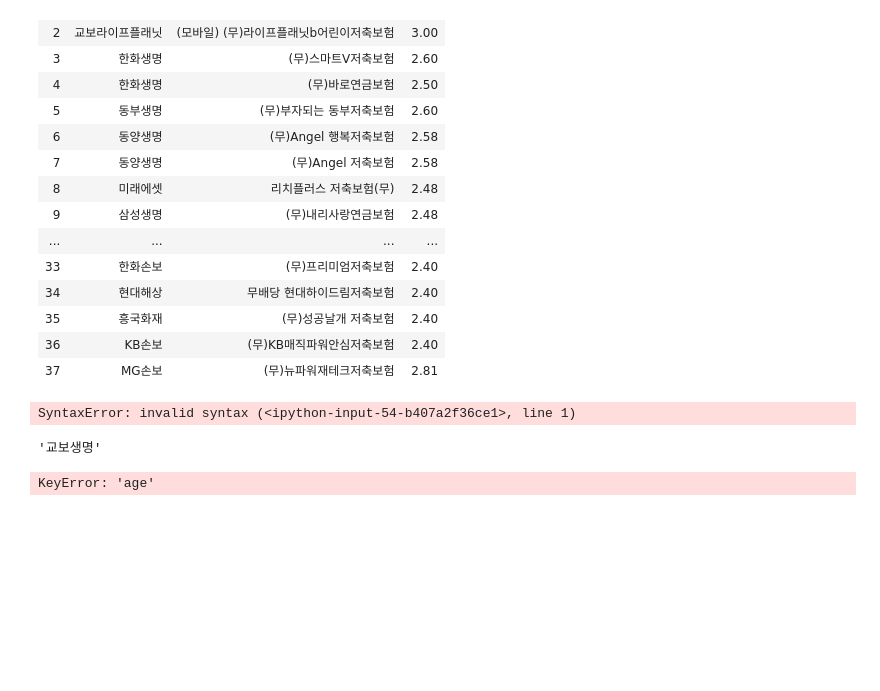
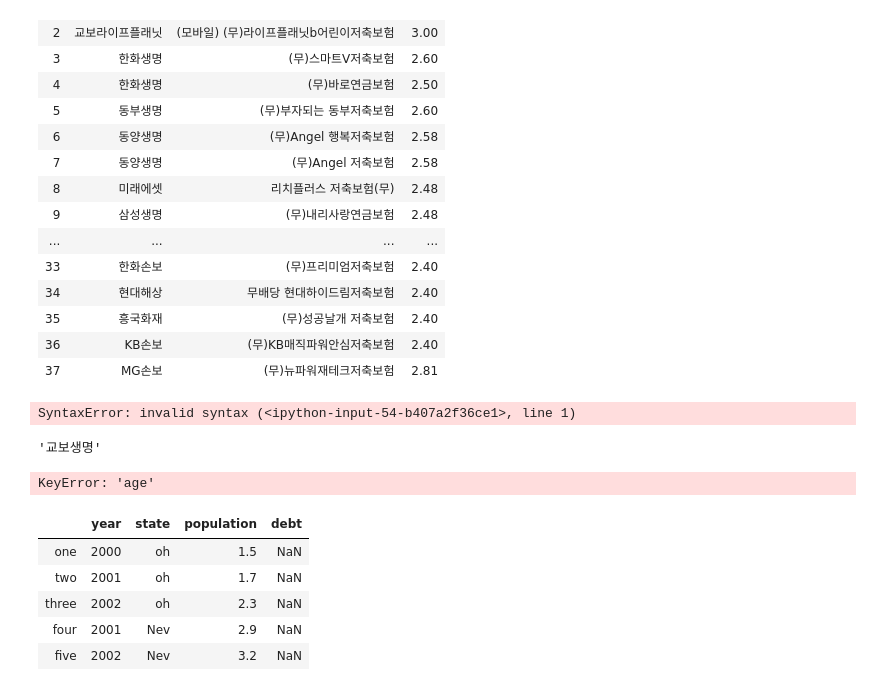
Before and after one commit to weiseom/NH_DataAnalysis, a Jupyter notebook: pandas.ipynb, the cells around one changed output. Drawn from its saved outputs; the diff is of its cells as text; code cells hidden in the pictures; blank space fills up the shorter version.

Commit message:
day5_pandas_seaborn

```diff
--- a/pandas.ipynb
+++ b/pandas.ipynb
@@ -189,3 +189,23 @@ df3
 """일련의 값을 계산하거나 비교해서 새로운 값을 가져갈 수 있다."""
 # %% [output]
 KeyError: 'age'
+# %%
+import pandas as pd
+
+data = {'state':['oh','oh','oh','Nev','Nev'],
+        'year':[2000,2001,2002,2001,2002],
+        'population':[1.5, 1.7, 2.3, 2.9, 3.2]}
+
+frame = pd.DataFrame(data)
+frame
+
+frame2 = pd.DataFrame(data, columns = ['year', 'state', 'population', 'debt'],
+                  index = ['one', 'two', 'three', 'four', 'five'])
+frame2
+# %% [output]
+|  | year | state | population | debt |
+| one | 2000 | oh | 1.5 | NaN |
+| two | 2001 | oh | 1.7 | NaN |
+| three | 2002 | oh | 2.3 | NaN |
+| four | 2001 | Nev | 2.9 | NaN |
+| five | 2002 | Nev | 3.2 | NaN |
```
Also changed, not shown: 13 other files.
